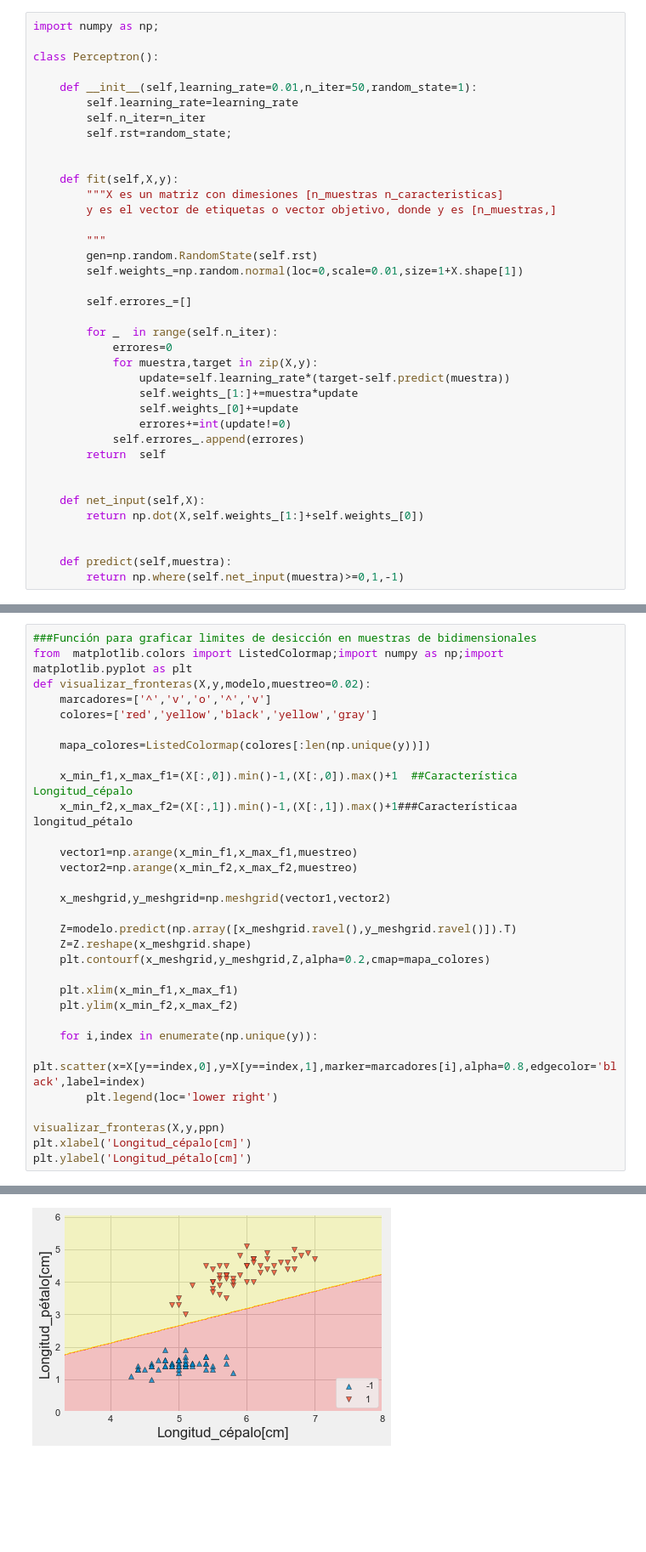
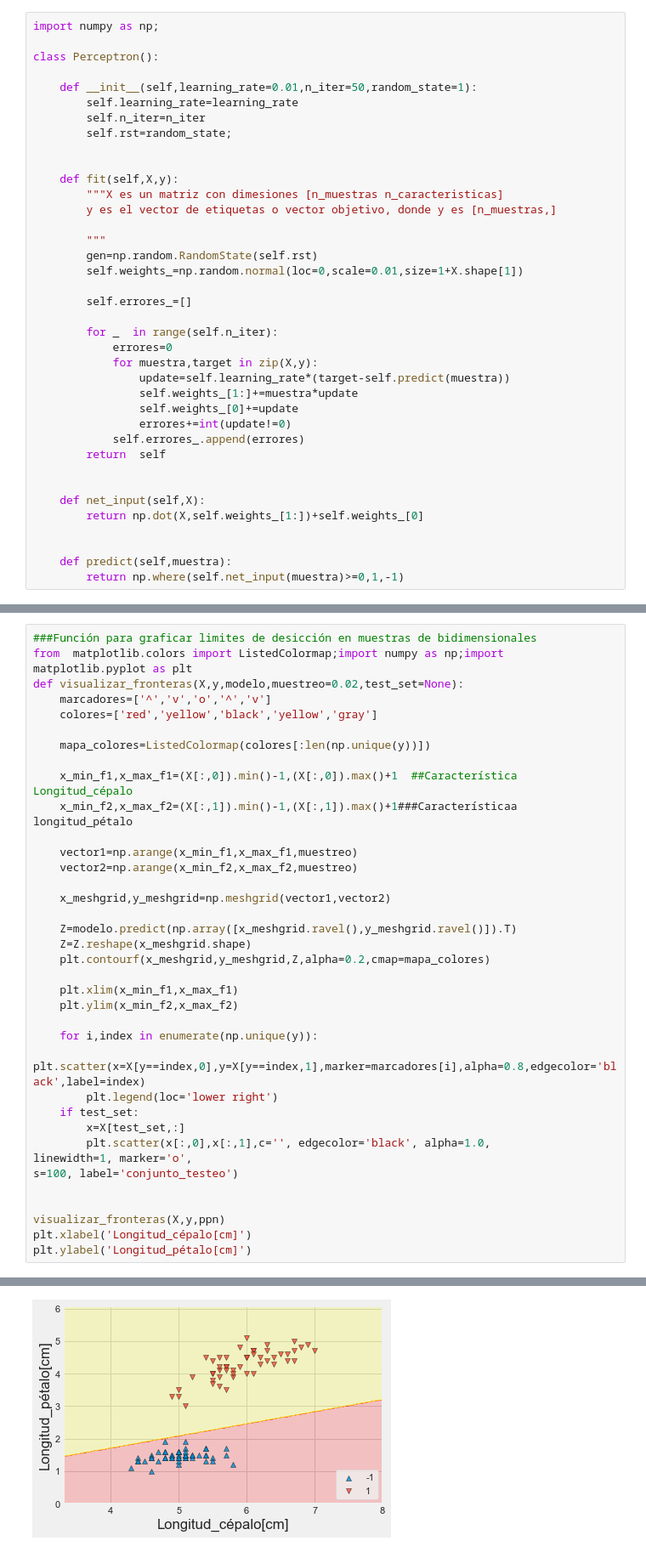
Before and after one commit to ujpinom/ML, a Jupyter notebook: Perceptron.ipynb, the cells around one changed output, grey strips where cells are left out. Shown at 85% size. Drawn from its saved outputs; the diff is of its cells as text; blank space fills up the shorter version.

```diff
--- a/Perceptron.ipynb
+++ b/Perceptron.ipynb
@@ -31,7 +31,7 @@ class Perceptron():
 
 
     def net_input(self,X):
-        return np.dot(X,self.weights_[1:]+self.weights_[0])
+        return np.dot(X,self.weights_[1:])+self.weights_[0]
 
 
     def predict(self,muestra):
@@ -63,34 +63,40 @@ ppn=perceptron.fit(X,y)
 # %%
 ###Función para graficar limites de desicción en muestras de bidimensionales
 from  matplotlib.colors import ListedColormap;import numpy as np;import matplotlib.pyplot as plt
-def visualizar_fronteras(X,y,modelo,muestreo=0.02):
+def visualizar_fronteras(X,y,modelo,muestreo=0.02,test_set=None):
     marcadores=['^','v','o','^','v']
     colores=['red','yellow','black','yellow','gray']
 
     mapa_colores=ListedColormap(colores[:len(np.unique(y))])
 
     x_min_f1,x_max_f1=(X[:,0]).min()-1,(X[:,0]).max()+1  ##Característica Longitud_cépalo
     x_min_f2,x_max_f2=(X[:,1]).min()-1,(X[:,1]).max()+1###Característicaa longitud_pétalo
 
     vector1=np.arange(x_min_f1,x_max_f1,muestreo)
     vector2=np.arange(x_min_f2,x_max_f2,muestreo)
 
     x_meshgrid,y_meshgrid=np.meshgrid(vector1,vector2)
 
     Z=modelo.predict(np.array([x_meshgrid.ravel(),y_meshgrid.ravel()]).T)
     Z=Z.reshape(x_meshgrid.shape)
     plt.contourf(x_meshgrid,y_meshgrid,Z,alpha=0.2,cmap=mapa_colores)
 
     plt.xlim(x_min_f1,x_max_f1)
     plt.ylim(x_min_f2,x_max_f2)
 
     for i,index in enumerate(np.unique(y)):
         plt.scatter(x=X[y==index,0],y=X[y==index,1],marker=marcadores[i],alpha=0.8,edgecolor='black',label=index)
         plt.legend(loc='lower right')
+    if test_set:
+        x=X[test_set,:]
+        plt.scatter(x[:,0],x[:,1],c='', edgecolor='black', alpha=1.0,
+linewidth=1, marker='o',
+s=100, label='conjunto_testeo')
+
 
 visualizar_fronteras(X,y,ppn)
 plt.xlabel('Longitud_cépalo[cm]')
 plt.ylabel('Longitud_pétalo[cm]')
 # %% [output]
 Text(0, 0.5, 'Longitud_pétalo[cm]')
-[figure, old version]
+[figure, new version]
```
Also changed, not shown: parts of 5 cells of this notebook, 1 other file.
